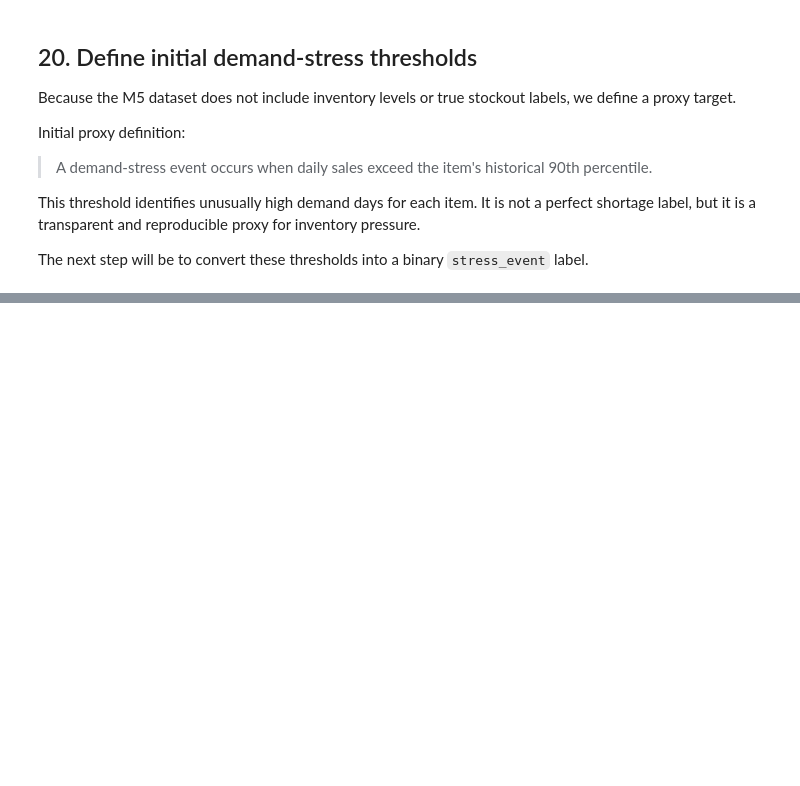
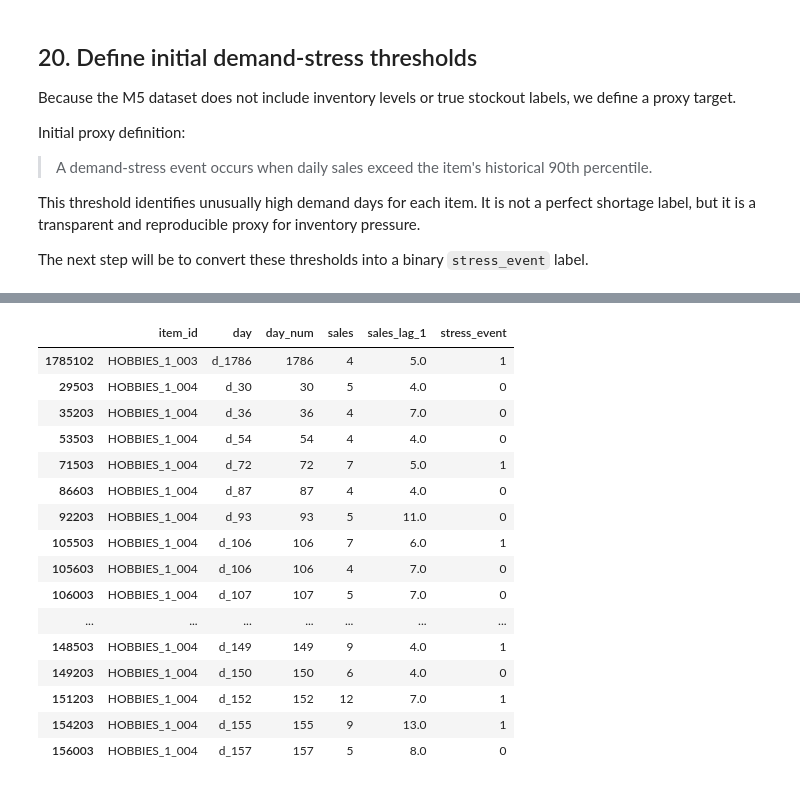
Before and after one commit to suhailyunus/supply-chain-stress-prediction, a Jupyter notebook: notebooks/exploratory_annotated.ipynb, the cells around one changed output, grey strips where cells are left out. Saved outputs shown, nothing was run; the diff lists cells and outputs as text; code cells hidden in the pictures; blank space fills up the shorter version.

```diff
--- a/notebooks/exploratory_annotated.ipynb
+++ b/notebooks/exploratory_annotated.ipynb
@@ -321,0 +327,5 @@ stress_thresholds = (
+# %%
+sales_small_long["stress_event"] = (
+    sales_small_long["sales"]
+    > sales_small_long["stress_threshold"]
+).astype(int)
@@ -321,0 +384,6 @@ stress_thresholds = (
+# %%
+sales_small_long["day_num"] = (
+    sales_small_long["day"]
+    .str.replace("d_", "")
+    .astype(int)
+)
@@ -321,0 +422,25 @@ stress_thresholds = (
+# %%
+sales_small_long[
+    (sales_small_long["sales"] > 3) &
+    (sales_small_long["sales_lag_1"] > 3)
+][
+    ["item_id", "day", "day_num", "sales", "sales_lag_1", "stress_event"]
+].head(30)
+# %% [output]
+|  | item_id | day | day_num | sales | sales_lag_1 | stress_event |
+| 1785102 | HOBBIES_1_003 | d_1786 | 1786 | 4 | 5.0 | 1 |
+| 29503 | HOBBIES_1_004 | d_30 | 30 | 5 | 4.0 | 0 |
+| 35203 | HOBBIES_1_004 | d_36 | 36 | 4 | 7.0 | 0 |
+| 53503 | HOBBIES_1_004 | d_54 | 54 | 4 | 4.0 | 0 |
+| 71503 | HOBBIES_1_004 | d_72 | 72 | 7 | 5.0 | 1 |
+| 86603 | HOBBIES_1_004 | d_87 | 87 | 4 | 4.0 | 0 |
+| 92203 | HOBBIES_1_004 | d_93 | 93 | 5 | 11.0 | 0 |
+| 105503 | HOBBIES_1_004 | d_106 | 106 | 7 | 6.0 | 1 |
+| 105603 | HOBBIES_1_004 | d_106 | 106 | 4 | 7.0 | 0 |
+| 106003 | HOBBIES_1_004 | d_107 | 107 | 5 | 7.0 | 0 |
+| ... | ... | ... | ... | ... | ... | ... |
+| 148503 | HOBBIES_1_004 | d_149 | 149 | 9 | 4.0 | 1 |
+| 149203 | HOBBIES_1_004 | d_150 | 150 | 6 | 4.0 | 0 |
+| 151203 | HOBBIES_1_004 | d_152 | 152 | 12 | 7.0 | 1 |
+| 154203 | HOBBIES_1_004 | d_155 | 155 | 9 | 13.0 | 1 |
+| 156003 | HOBBIES_1_004 | d_157 | 157 | 5 | 8.0 | 0 |
```
Also changed, not shown: parts of 14 cells of this notebook, 1 other file.
